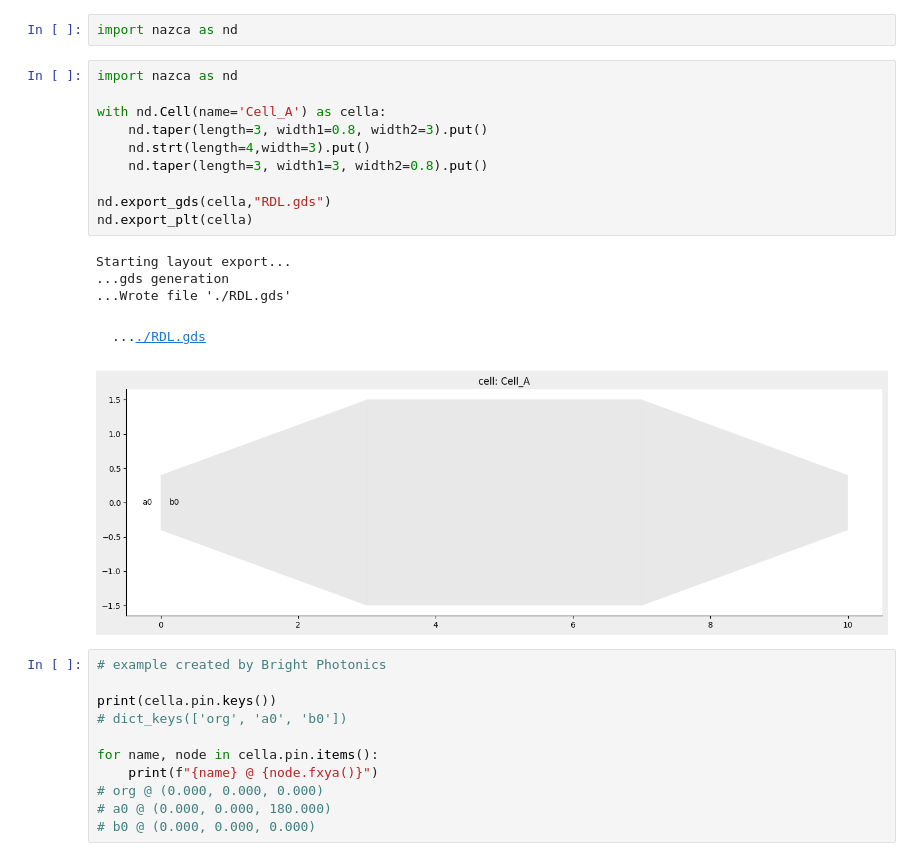
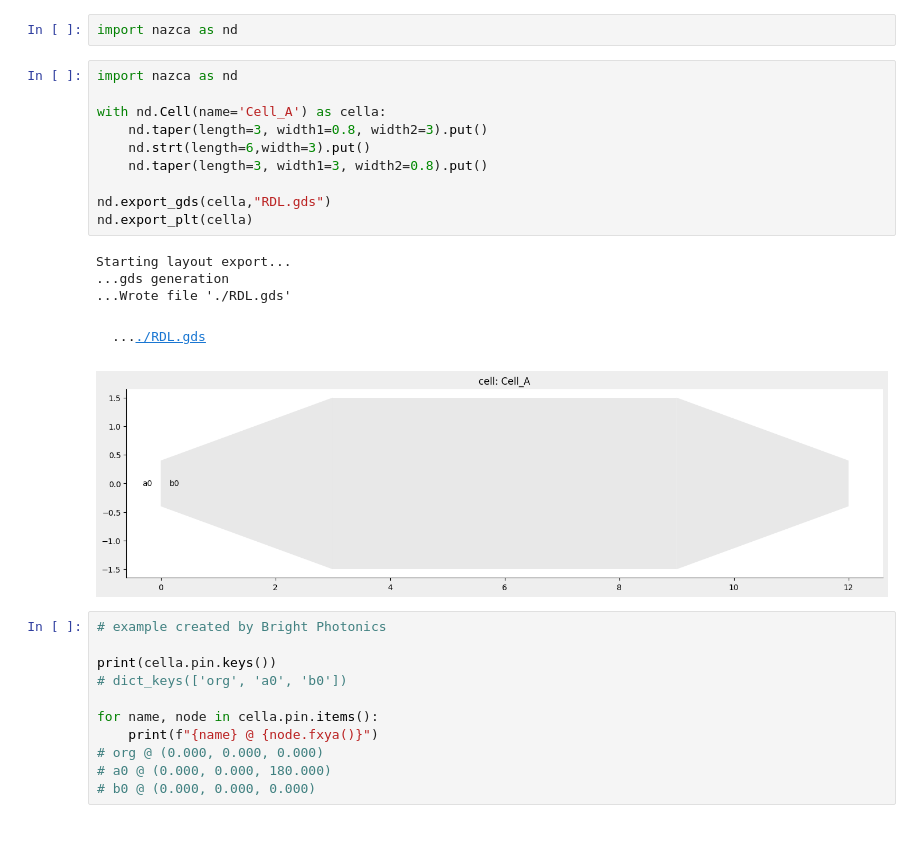
Before and after one commit to Harryxwh/SiNDispersionEngineering, a Jupyter notebook: Layouts/nazca_test.ipynb, the cells around one changed output. Cells and saved outputs as stored; diff of their text form; blank space fills up the shorter version.

```diff
--- a/Layouts/nazca_test.ipynb
+++ b/Layouts/nazca_test.ipynb
@@ -3,19 +3,19 @@ import nazca as nd
 # %%
 import nazca as nd
 
 with nd.Cell(name='Cell_A') as cella:
     nd.taper(length=3, width1=0.8, width2=3).put()
-    nd.strt(length=4,width=3).put()
+    nd.strt(length=6,width=3).put()
     nd.taper(length=3, width1=3, width2=0.8).put()
 
 nd.export_gds(cella,"RDL.gds")
 nd.export_plt(cella)
 # %% [output]
 Starting layout export...
 ...gds generation
 ...Wrote file './RDL.gds'
 ..../RDL.gds
-[figure, old version]
+[figure, new version]
 # %%
 # example created by Bright Photonics
 
```
Also changed, not shown: 1 other file.
